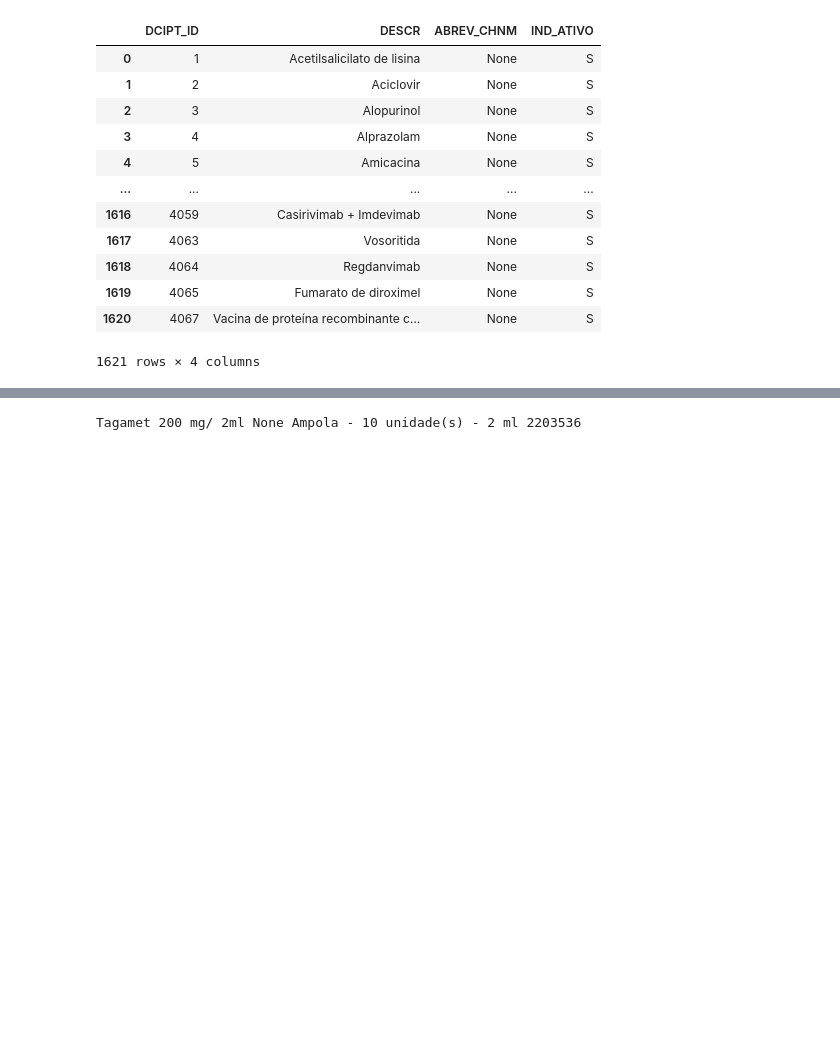
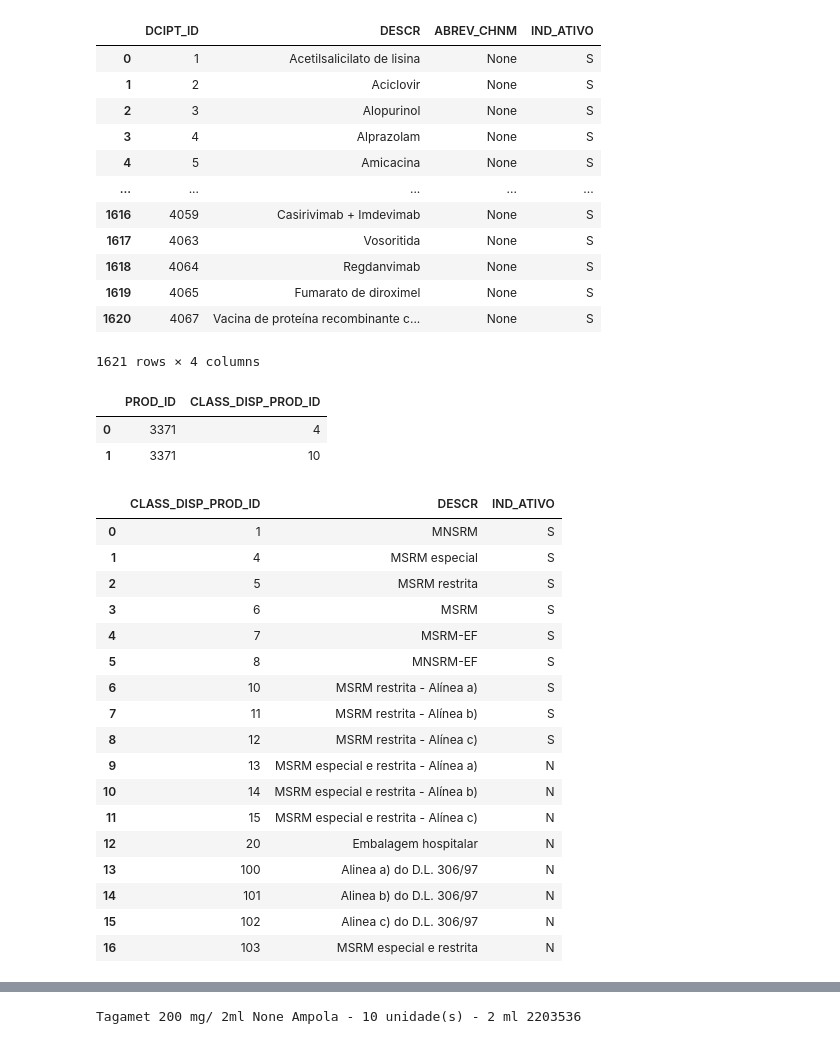
Before and after one commit to joofio/portuguese-medication-idmp-fhir, a Jupyter notebook: parsing/R5/infarmed-csv-fhir-idmp r5 - full.ipynb, the cells around one changed output, grey strips where cells are left out. Drawn from its saved outputs; the diff is of its cells as text; code cells hidden in the pictures; blank space fills up the shorter version.

```diff
--- a/parsing/R5/infarmed-csv-fhir-idmp r5 - full.ipynb
+++ b/parsing/R5/infarmed-csv-fhir-idmp r5 - full.ipynb
@@ -83,6 +83,41 @@ med_ids
 # %%
 dcipt_ids=med_ids["DCIPT_ID"].values.tolist()
 dcipt_ids=[str(d) for d in dcipt_ids]
+# %%
+ss="""select * from lnk_prod_CLASS_DISP where PROD_ID=3371"""
+sst = pd.read_sql(ss,cnxn)
+#package_medicinal_product.to_csv("test_package.csv")
+#from this, go downwards
+sst
+# %% [output]
+|  | PROD_ID | CLASS_DISP_PROD_ID |
+| 0 | 3371 | 4 |
+| 1 | 3371 | 10 |
+# %%
+ss="""select * from ref_CLASS_DISPENSA_PROD"""
+sst = pd.read_sql(ss,cnxn)
+#package_medicinal_product.to_csv("test_package.csv")
+#from this, go downwards
+sst
+# %% [output]
+|  | CLASS_DISP_PROD_ID | DESCR | IND_ATIVO |
+| 0 | 1 | MNSRM | S |
+| 1 | 4 | MSRM especial | S |
+| 2 | 5 | MSRM restrita | S |
+| 3 | 6 | MSRM | S |
+| 4 | 7 | MSRM-EF | S |
+| 5 | 8 | MNSRM-EF | S |
+| 6 | 10 | MSRM restrita - Alínea a) | S |
+| 7 | 11 | MSRM restrita - Alínea b) | S |
+| 8 | 12 | MSRM restrita - Alínea c) | S |
+| 9 | 13 | MSRM especial e restrita - Alínea a) | N |
+| 10 | 14 | MSRM especial e restrita - Alínea b) | N |
+| 11 | 15 | MSRM especial e restrita - Alínea c) | N |
+| 12 | 20 | Embalagem hospitalar | N |
+| 13 | 100 | Alinea a) do D.L. 306/97 | N |
+| 14 | 101 | Alinea b) do D.L. 306/97 | N |
+| 15 | 102 | Alinea c) do D.L. 306/97 | N |
+| 16 | 103 | MSRM especial e restrita | N |
 # %%
 package_medicinal_product_sql="""
                select e.*,m.Dosagem,m.Nome,m.ind_Generico,ff.descr AS form_farm_descr,ff.Forma_Farm_ID,te.DESCR as tipo_emb_descr,
```
Also changed, not shown: parts of 23 cells of this notebook, 11 other files.
